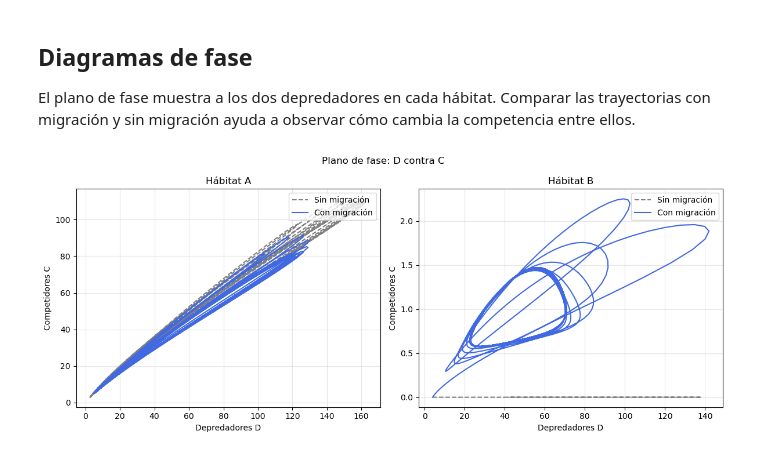
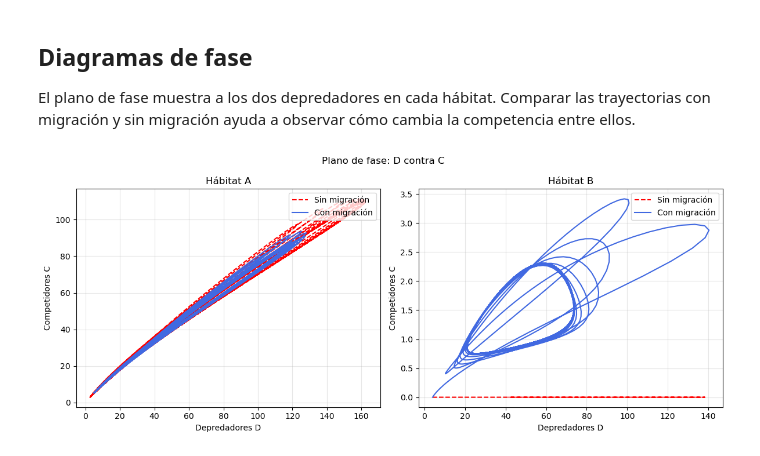
Before and after one commit to ImDanyP/SS-26, a Jupyter notebook: DP_Competencia_Migracion.ipynb, the cells around one changed output. Saved outputs shown, nothing was run; the diff lists cells and outputs as text; code cells hidden in the pictures.

```diff
--- a/DP_Competencia_Migracion.ipynb
+++ b/DP_Competencia_Migracion.ipynb
@@ -38,8 +38,8 @@ eta_CD = np.array([0.0005, 0.0005])  # Competencia de D sobre C
 
 # Migración por día: filas [A -> B, B -> A]; columnas [P, D, C].
 migracion = np.array([
-    [0.030, 0.015, 0.008],
-    [0.015, 0.008, 0.020],
+    [0.030, 0.015, 0.013],
+    [0.020, 0.005, 0.050],
 ])
 
 # Abundancias iniciales por hábitat. C empieza ausente en B.
@@ -191,17 +185,17 @@ la competencia entre ellos.
 # %%
 fig, ejes = plt.subplots(1, 2, figsize=(12, 5))
 for h, ax in enumerate(ejes):
     ax.plot(poblaciones_sin[:, h, 1], poblaciones_sin[:, h, 2],
-            "--", color="gray", label="Sin migración")
+            "--", color="red", label="Sin migración")
     ax.plot(poblaciones[:, h, 1], poblaciones[:, h, 2],
             color="royalblue", label="Con migración")
     ax.set_title(habitats[h])
     ax.set_xlabel("Depredadores D")
     ax.set_ylabel("Competidores C")
     ax.grid(alpha=0.3)
     ax.legend(loc="upper right")
 fig.suptitle("Plano de fase: D contra C")
 fig.tight_layout()
 plt.show()
 # %% [output]
-[figure, old version]
+[figure, new version]
```
Also changed, not shown: parts of 3 cells of this notebook, 13 other files.
